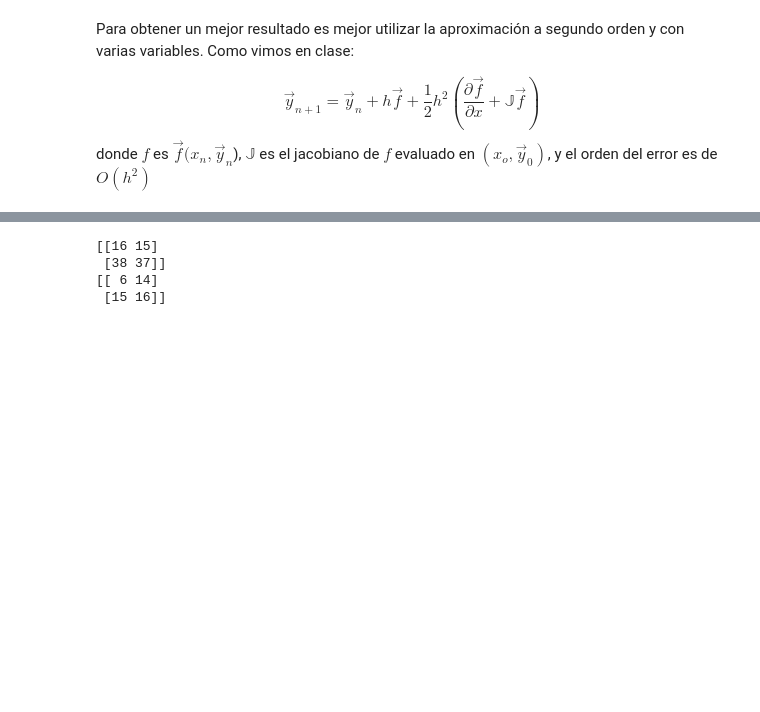
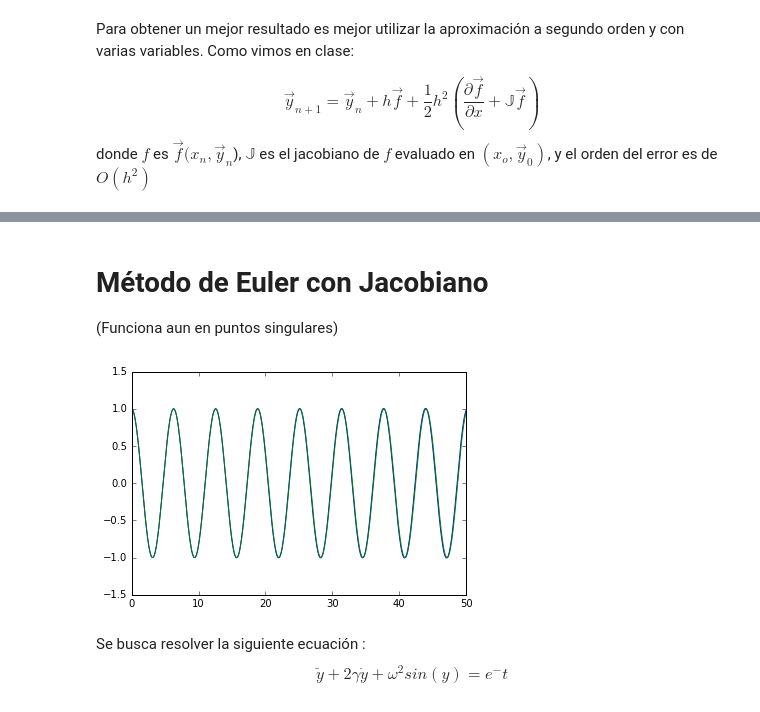
Before and after one commit to fcoenrqz/Integradores, a Jupyter notebook: Integracion mejorada (en varias dim.).ipynb, the cells around one changed output, grey strips where cells are left out. Cells and saved outputs as stored; diff of their text form; code cells hidden in the pictures; blank space fills up the shorter version.

```diff
--- a/Integracion mejorada (en varias dim.).ipynb
+++ b/Integracion mejorada (en varias dim.).ipynb
@@ -8,6 +8,3 @@ donde $f$ es $\vec f(x_n,\vec y_n$), $\mathbb{J}$ es el jacobiano de $f$ evaluad
 # %%
 from pylab import *
 %matplotlib inline
-# %%
-def integrador(f,jac,p_ini,x,h=0.1):
-    yn1 = yn + (h*f) +(0.5*h*h*jac[0]) + dot(jac[1],f)
@@ -36,8 +11,35 @@ C = array([[6,7],[5,4]])
-# %%
-print dot(B,C)
-print B*C
-# %% [output]
-[[16 15]
- [38 37]]
-[[ 6 14]
- [15 16]]
+# %% [markdown]
+# Método de Euler con Jacobiano
+(Funciona aun en puntos singulares)
+# %%
+def integrador(ec,d_ec,p_ini,x,h=0.1):
+    #f = ec(p_ini)
+    #df = d_ec(p_ini)[0]
+    #jac = d_ec(p_ini)[0]
+    tiempos = arange(x[0],x[1]+h,h)
+    solucion = zeros((len(tiempos),len(p_ini)))
+    solucion[0,:] = p_ini
+    for i in xrange(len(tiempos)-1):
+        f=ec(solucion[i,:],tiempos[i])
+        df,jac = d_ec(solucion[i,:],tiempos[i])
+        solucion[i+1,:] = solucion[i,:]+h*f+(0.5*h*h*(df+dot(jac,f)))
+        #yn1 = yn + (h*f) +(0.5*h*h*jac[0]) + dot(jac[1],f)
+    return tiempos,solucion
+# %%
+def prueba(y,t):
+    return array([y[1],-y[0]])
+# %%
+def d_prueba(y,t):
+    return array([0,0]),array([[0,1],[-1,0]])
+# %%
+t,y = integrador(prueba,d_prueba,[1,0],[0,50])
+#plot(y[:,0],y[:,1])
+plot(t,y[:,0],t,cos(t))
+show()
+# %% [output]
+[figure, added]
+# %% [markdown]
+Se busca resolver la siguiente ecuación :
+$$
+\ddot y +2\gamma \dot y+ \omega^2 sin(y) = e^-t
+$$
```
Also changed, not shown: parts of 12 cells of this notebook.
